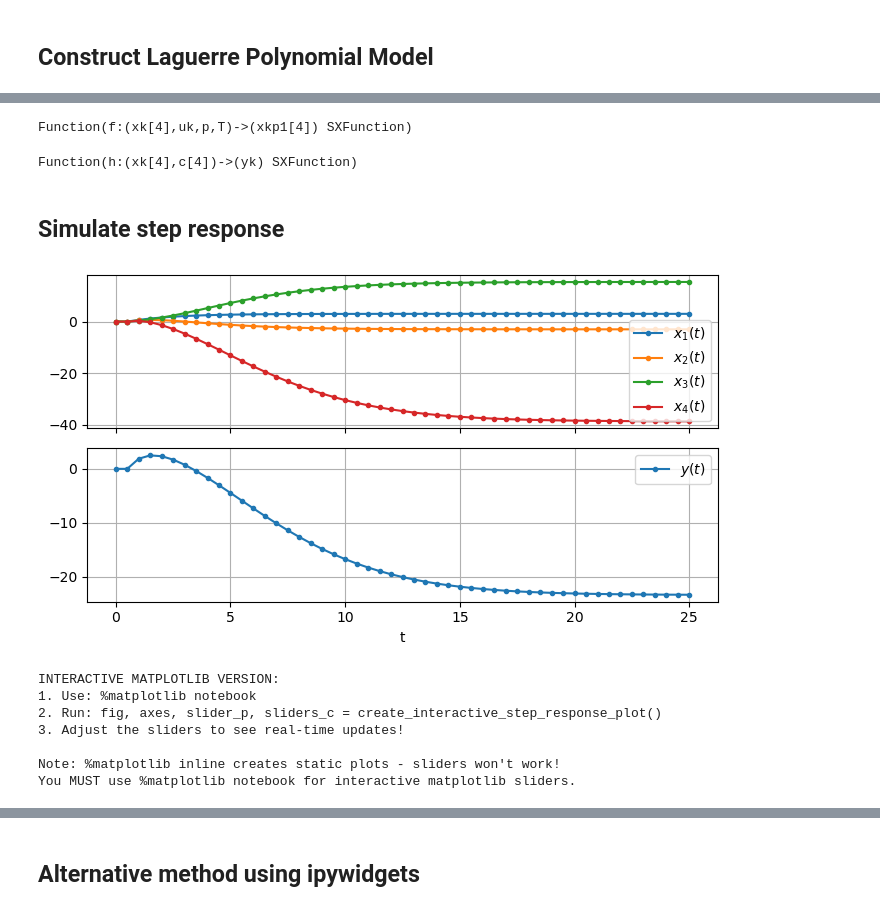
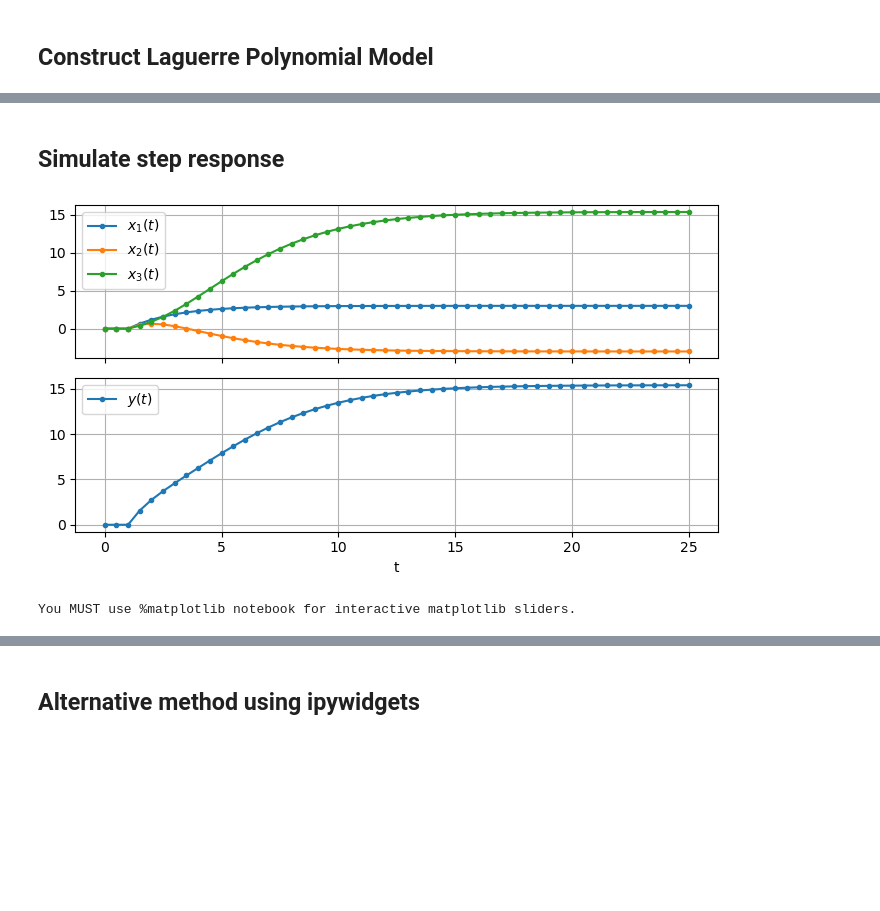
Before and after one commit to billtubbs/laguerre-models, a Jupyter notebook: laguerre-poly-model.ipynb, the cells around one changed output, grey strips where cells are left out. Drawn from its saved outputs; the diff is of its cells as text; code cells hidden in the pictures; blank space fills up the shorter version.

```diff
--- a/laguerre-poly-model.ipynb
+++ b/laguerre-poly-model.ipynb
@@ -91,7 +91,7 @@ def construct_b_vector(N, T, tau2, tau4):
 # %% [markdown]
 ## Construct Laguerre Polynomial Model
 # %%
-N = 4
+N = 5
 p = ca.SX.sym('p')
 T = ca.SX.sym('T')
 
@@ -115,7 +115,0 @@ SX(@1=2, @2=1, @3=exp((-(p*T))), @4=sqrt((((@1*p)*(@2-@3))/p)), @5=(T+((@1/p)*(@
-# %%
-x = ca.SX.sym('x', N)
-u = ca.SX.sym('u')
-f = ca.Function("f", [x, u, p, T], [A @ x + b @ u], ['xk', 'uk', 'p', 'T'], ['xkp1'])
-f
-# %% [output]
-Function(f:(xk[4],uk,p,T)->(xkp1[4]) SXFunction)
@@ -122,18 +137,30 @@ Function(f:(xk[4],uk,p,T)->(xkp1[4]) SXFunction)
 # %%
-c = ca.SX.sym('c', N)
-h = ca.Function("h", [x, c], [c.T @ x], ['xk', 'c'], ['yk'])
-h
+def make_output_function(N):
+    x = ca.SX.sym('x', N)
+    u = ca.SX.sym('u')
+    c = ca.SX.sym('c', N)
+    h = ca.Function("h", [x, u, c], [c.T @ x], ['xk', 'uk', 'c'], ['yk'])
+    return h
+
+N = 3
+h = make_output_function(N)
+x = ca.DM.zeros(N)
+u = ca.DM(0)
+c = ca.DM.ones(N)
+assert np.allclose(h(x, u, c), [0.0])
-# %% [output]
-Function(h:(xk[4],c[4])->(yk) SXFunction)
 # %% [markdown]
 ## Simulate step response
 # %%
-def make_step_response_function(T, nT, k_step=2):
+def make_step_response_function(N, T, nT, k_step=2):
+
+    # Construct Laguerre polynomial state transition function
+    f = make_state_transition_function(N)
+    h = make_output_function(N)
 
     # Sample period
     T = ca.DM(T)
 
-    # System parameters
+    # System parameters (variable)
     p = ca.SX.sym('p')
     c = ca.SX.sym('c', N)
 
@@ -144,19 +171,25 @@ def make_step_response_function(T, nT, k_step=2):
     X = []
     x = ca.DM.zeros(N)
     for k in range(nT+1):
+        X.append(x.T)
         u = U[k, :]
         x = f(x, u, p, T)
-        X.append(x.T)
     X = ca.vcat(X)
-    Y = X @ c
+    Y = h(X.T, U.T, c).T
 
-    step_response = ca.Function("step_response", [p, c], [X, Y], ['p', 'c'], ['X', 'Y'])
+    step_response = ca.Function(
+        "step_response",
+        [p, c],
+        [X, Y],
+        ['p', 'c'],
+        ['X', 'Y']
+    )
 
     return step_response
 # %%
-def make_step_response_plot(t, X, Y):
+def make_step_response_plot(t, X, Y, figsize=(7, 4)):
 
-    fig, axes = plt.subplots(2, 1, sharex=True, figsize=(7, 4))
+    fig, axes = plt.subplots(2, 1, sharex=True, figsize=figsize)
 
     N = X.shape[1]
     x_labels = [f"$x_{i+1}(t)$" for i in range(N)]
@@ -169,35 +202,36 @@ def make_step_response_plot(t, X, Y):
 
     ax = axes[1]
     ax.plot(t, Y, marker='.', linestyle='-', label=y_label)
     ax.set_xlabel('t')
     ax.grid()
     ax.legend()
 
     return fig, ax
 
 # Example
+N = 3
 p = 0.5
 c = np.ones(N)
 
 # Simulation time
 t_stop = 25
 T = 0.5
 nT = int(np.ceil(t_stop / T))
 t = ca.DM(T * np.arange(nT+1))
 
-step_response = make_step_response_function(T, nT)
+step_response = make_step_response_function(N, T, nT)
 
 t = T * np.arange(nT+1)
 
 X, Y = step_response(p, c)
 X = np.array(X)
 Y = np.array(Y)
 
 fig, ax = make_step_response_plot(t, X, Y)
 plt.tight_layout()
 plt.show()
 # %% [output]
-[figure, old version]
+[figure, new version]
 # %%
 def create_interactive_step_response_plot():
     """
@@ -205,13 +239,13 @@ def create_interactive_step_response_plot():
     """
 
     # Fixed parameters
-    N = 4
+    N = 5
     nT = 20
     T = 0.5
     t = T * np.arange(nT+1)
 
     # Create the step response function
-    step_response = make_step_response_function(T, nT)
+    step_response = make_step_response_function(N, T, nT)
 
     # Create figure and subplots
     fig = plt.figure(figsize=(10, 8))
@@ -316,20 +350,8 @@ def create_interactive_step_response_plot():
     return fig, (ax1, ax2), slider_p, sliders_c
 
 # Usage instructions for Jupyter notebook:
-print("INTERACTIVE MATPLOTLIB VERSION:")
-print("1. Use: %matplotlib notebook")
-print("2. Run: fig, axes, slider_p, sliders_c = create_interactive_step_response_plot()")
-print("3. Adjust the sliders to see real-time updates!")
-print()
-print("Note: %matplotlib inline creates static plots - sliders won't work!")
 print("You MUST use %matplotlib notebook for interactive matplotlib sliders.")
 # %% [output]
-INTERACTIVE MATPLOTLIB VERSION:
-1. Use: %matplotlib notebook
-2. Run: fig, axes, slider_p, sliders_c = create_interactive_step_response_plot()
-3. Adjust the sliders to see real-time updates!
-
-Note: %matplotlib inline creates static plots - sliders won't work!
 You MUST use %matplotlib notebook for interactive matplotlib sliders.
 # %%
 %matplotlib notebook
```
Also changed, not shown: parts of 7 cells of this notebook.
